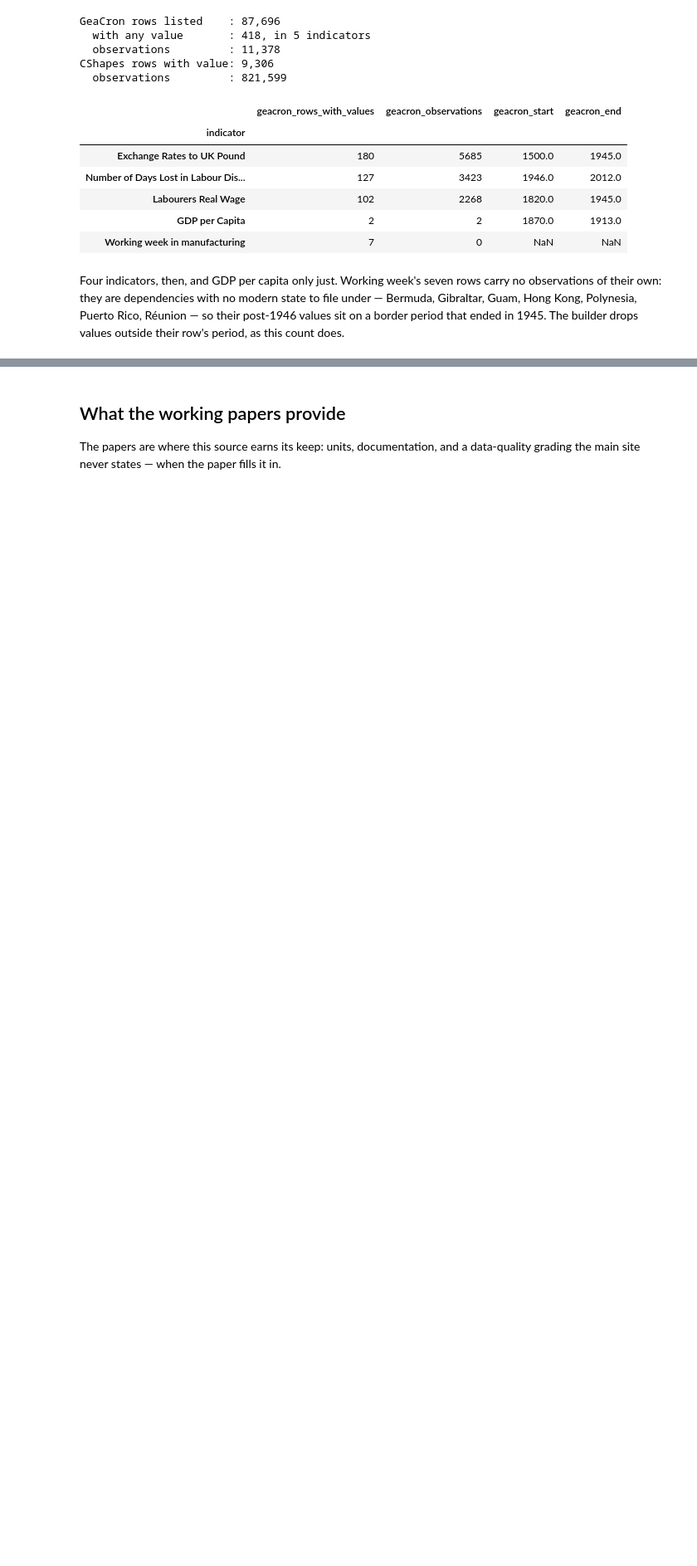
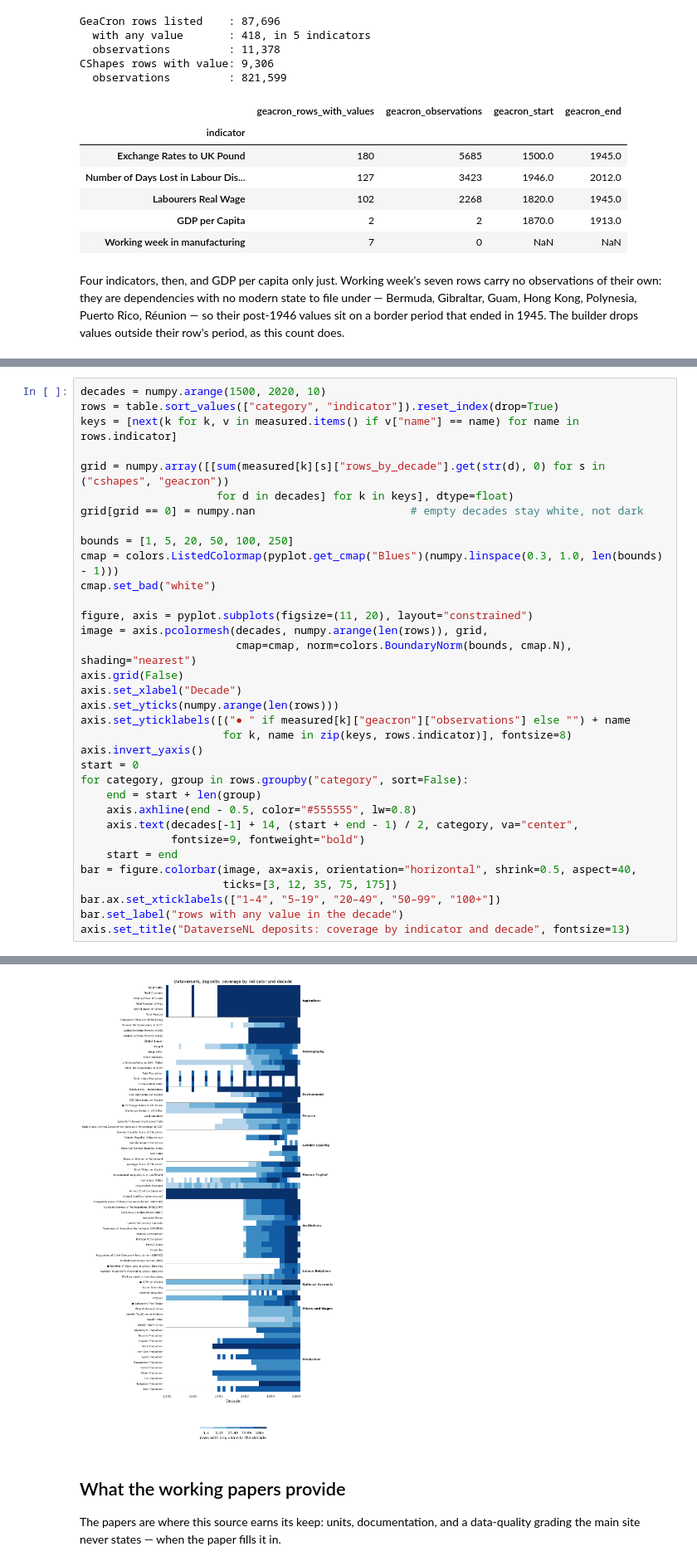
Before and after one commit to glyfish/meida, a Jupyter notebook: notebooks/clio_historical/notebooks/inventory.ipynb, the cells around one changed output, grey strips where cells are left out. Shown at 83% size. Cells and saved outputs as stored; diff of their text form; blank space fills up the shorter version.

```diff
--- a/notebooks/clio_historical/notebooks/inventory.ipynb
+++ b/notebooks/clio_historical/notebooks/inventory.ipynb
@@ -117,0 +124,35 @@ Rico, Réunion — so their post-1946 values sit on a border period that ended i
+# %%
+decades = numpy.arange(1500, 2020, 10)
+rows = table.sort_values(["category", "indicator"]).reset_index(drop=True)
+keys = [next(k for k, v in measured.items() if v["name"] == name) for name in rows.indicator]
+
+grid = numpy.array([[sum(measured[k][s]["rows_by_decade"].get(str(d), 0) for s in ("cshapes", "geacron"))
+                     for d in decades] for k in keys], dtype=float)
+grid[grid == 0] = numpy.nan                        # empty decades stay white, not dark
+
+bounds = [1, 5, 20, 50, 100, 250]
+cmap = colors.ListedColormap(pyplot.get_cmap("Blues")(numpy.linspace(0.3, 1.0, len(bounds) - 1)))
+cmap.set_bad("white")
+
+figure, axis = pyplot.subplots(figsize=(11, 20), layout="constrained")
+image = axis.pcolormesh(decades, numpy.arange(len(rows)), grid,
+                        cmap=cmap, norm=colors.BoundaryNorm(bounds, cmap.N), shading="nearest")
+axis.grid(False)
+axis.set_xlabel("Decade")
+axis.set_yticks(numpy.arange(len(rows)))
+axis.set_yticklabels([("● " if measured[k]["geacron"]["observations"] else "") + name
+                      for k, name in zip(keys, rows.indicator)], fontsize=8)
+axis.invert_yaxis()
+start = 0
+for category, group in rows.groupby("category", sort=False):
+    end = start + len(group)
+    axis.axhline(end - 0.5, color="#555555", lw=0.8)
+    axis.text(decades[-1] + 14, (start + end - 1) / 2, category, va="center",
+              fontsize=9, fontweight="bold")
+    start = end
+bar = figure.colorbar(image, ax=axis, orientation="horizontal", shrink=0.5, aspect=40,
+                      ticks=[3, 12, 35, 75, 175])
+bar.ax.set_xticklabels(["1–4", "5–19", "20–49", "50–99", "100+"])
+bar.set_label("rows with any value in the decade")
+axis.set_title("DataverseNL deposits: coverage by indicator and decade", fontsize=13)
+# %% [output]
@@ -118,3 +160,4 @@ Rico, Réunion — so their post-1946 values sit on a border period that ended i
+[figure, added]
 # %% [markdown]
 ## What the working papers provide
 
```
Also changed, not shown: parts of 3 cells of this notebook.
